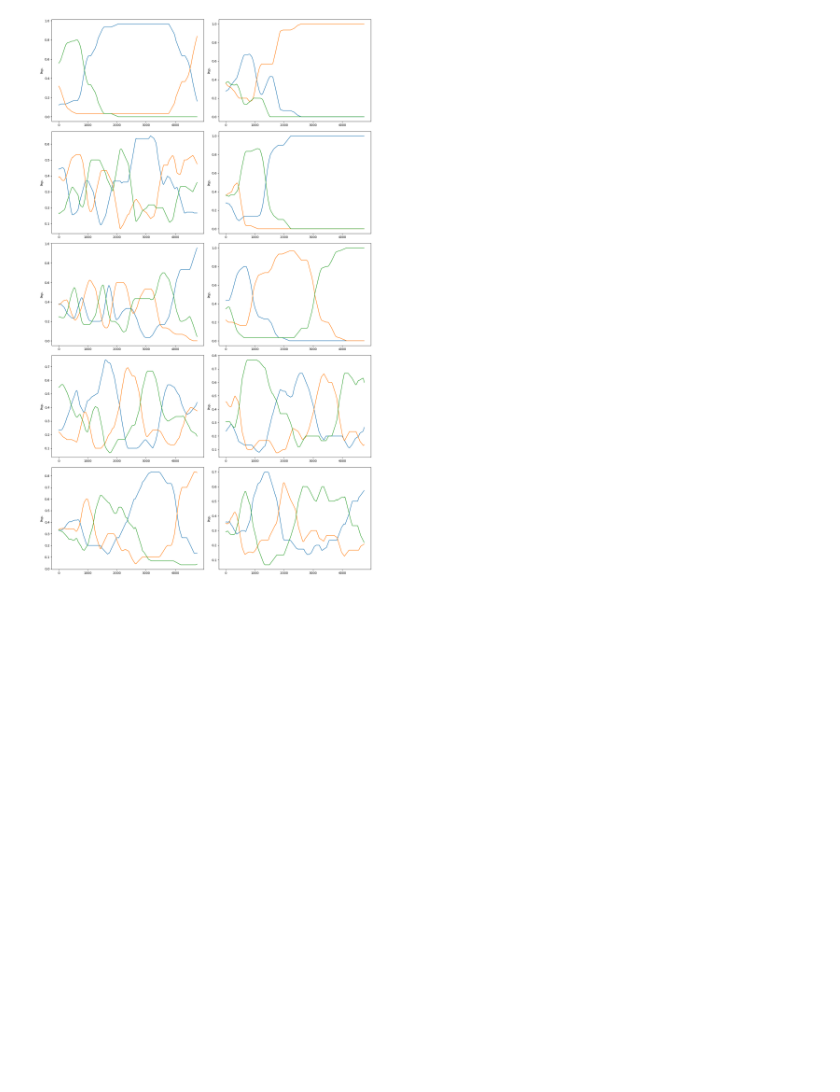
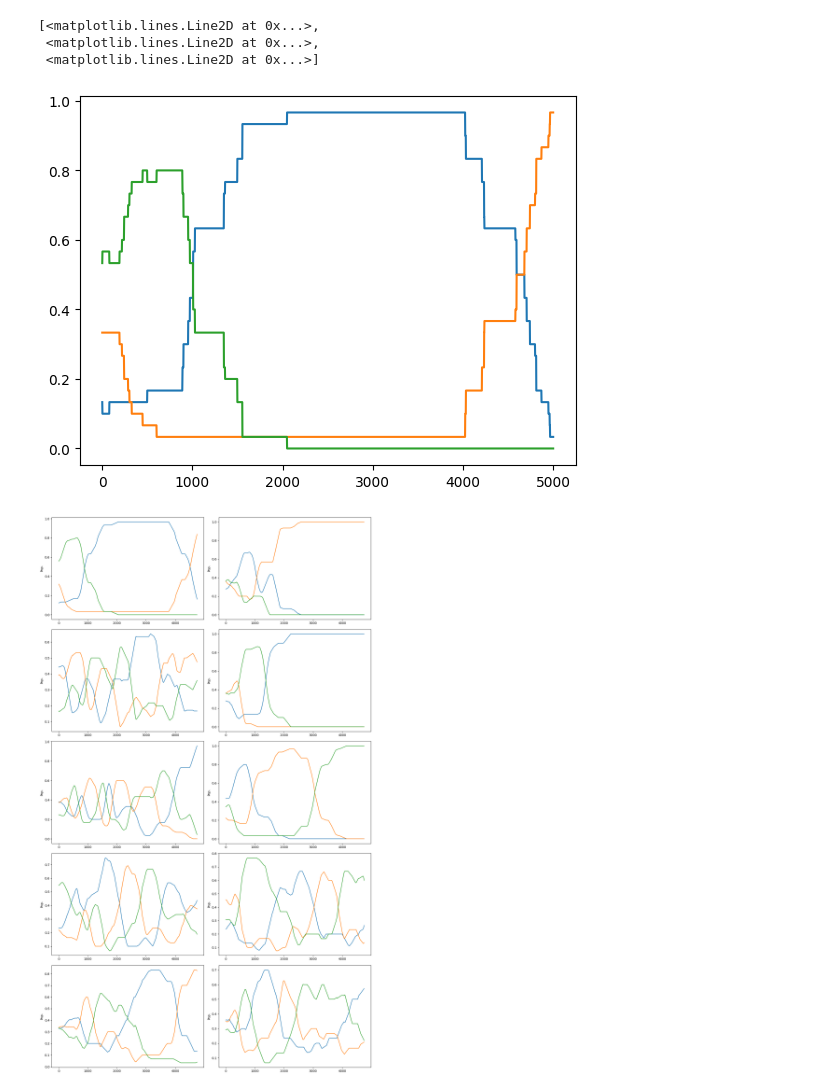
Before and after one commit to natrask/ENM1050, a Jupyter notebook: Pytorch_Model_Fitting_Tutorial.ipynb, the cells around one changed output. Drawn from its saved outputs; the diff is of its cells as text; code cells hidden in the pictures; blank space fills up the shorter version.

```diff
--- a/Pytorch_Model_Fitting_Tutorial.ipynb
+++ b/Pytorch_Model_Fitting_Tutorial.ipynb
@@ -41,6 +41,13 @@ Loaded data from populations_experiment-06.pkl
 Loaded data from populations_experiment-10.pkl
 Loaded data from populations_experiment-08.pkl
 Loaded data from populations_experiment-05.pkl
+# %%
+plt.plot(dataList[0])
+# %% [output]
+[<matplotlib.lines.Line2D at 0x...>,
+ <matplotlib.lines.Line2D at 0x...>,
+ <matplotlib.lines.Line2D at 0x...>]
+[figure, added]
 # %%
 # Define a moving average filter function
 def moving_average(data, window_size=250):
```
Also changed, not shown: parts of 9 cells of this notebook.
